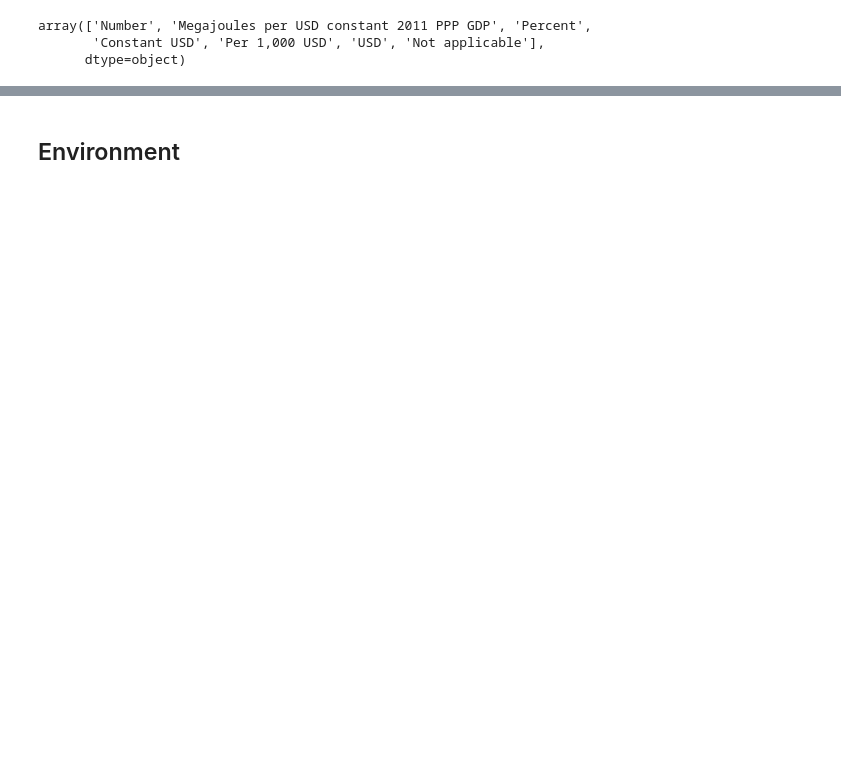
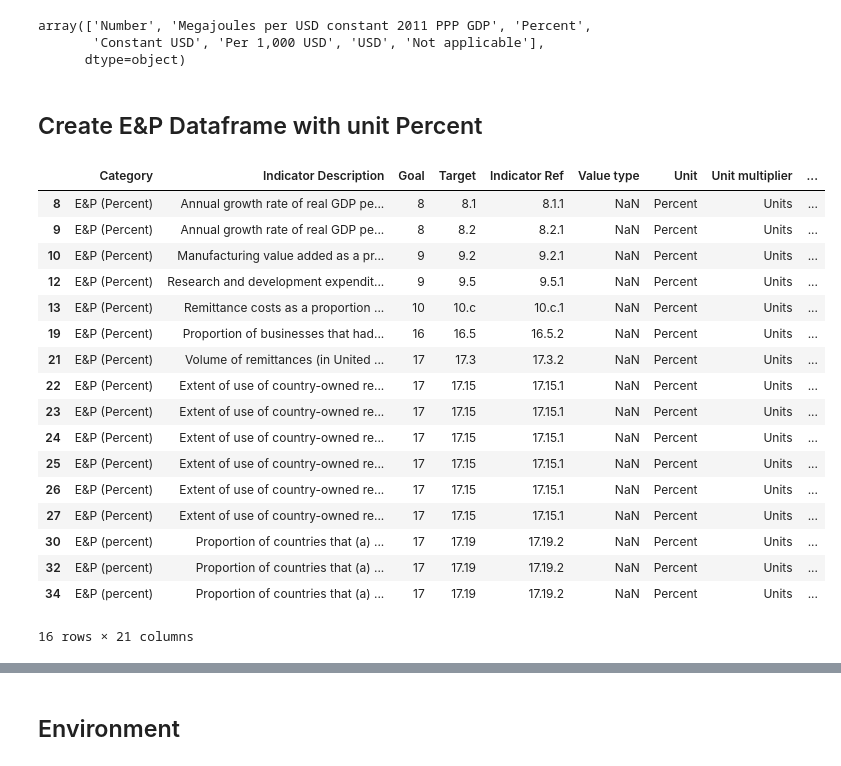
Before and after one commit to felix-laumann/MBML-SDG-targets, a Jupyter notebook: Data preprocessing and visualisation_GalinaFelix.ipynb, the cells around one changed output, grey strips where cells are left out. Drawn from its saved outputs; the diff is of its cells as text; code cells hidden in the pictures; blank space fills up the shorter version.

```diff
--- a/Data preprocessing and visualisation_GalinaFelix.ipynb
+++ b/Data preprocessing and visualisation_GalinaFelix.ipynb
@@ -354,3 +393,27 @@ df_ecopol['Unit'].unique()
 array(['Number', 'Megajoules per USD constant 2011 PPP GDP', 'Percent',
        'Constant USD', 'Per 1,000 USD', 'USD', 'Not applicable'],
       dtype=object)
+# %% [markdown]
+## Create E&P Dataframe with unit Percent
+# %%
+df_ecopol_percent = df_ecopol[df_ecopol['Unit'].isin(['Percent'])]
+df_ecopol_percent
+# %% [output]
+|  | Category | Indicator Description | Goal | Target | Indicator Ref | Value type | Unit | Unit multiplier | ... |
+| 8 | E&P (Percent) | Annual growth rate of real GDP pe... | 8 | 8.1 | 8.1.1 | NaN | Percent | Units | ... |
+| 9 | E&P (Percent) | Annual growth rate of real GDP pe... | 8 | 8.2 | 8.2.1 | NaN | Percent | Units | ... |
+| 10 | E&P (Percent) | Manufacturing value added as a pr... | 9 | 9.2 | 9.2.1 | NaN | Percent | Units | ... |
+| 12 | E&P (Percent) | Research and development expendit... | 9 | 9.5 | 9.5.1 | NaN | Percent | Units | ... |
+| 13 | E&P (Percent) | Remittance costs as a proportion ... | 10 | 10.c | 10.c.1 | NaN | Percent | Units | ... |
+| 19 | E&P (Percent) | Proportion of businesses that had... | 16 | 16.5 | 16.5.2 | NaN | Percent | Units | ... |
+| 21 | E&P (Percent) | Volume of remittances (in United ... | 17 | 17.3 | 17.3.2 | NaN | Percent | Units | ... |
+| 22 | E&P (Percent) | Extent of use of country-owned re... | 17 | 17.15 | 17.15.1 | NaN | Percent | Units | ... |
+| 23 | E&P (Percent) | Extent of use of country-owned re... | 17 | 17.15 | 17.15.1 | NaN | Percent | Units | ... |
+| 24 | E&P (Percent) | Extent of use of country-owned re... | 17 | 17.15 | 17.15.1 | NaN | Percent | Units | ... |
+| 25 | E&P (Percent) | Extent of use of country-owned re... | 17 | 17.15 | 17.15.1 | NaN | Percent | Units | ... |
+| 26 | E&P (Percent) | Extent of use of country-owned re... | 17 | 17.15 | 17.15.1 | NaN | Percent | Units | ... |
+| 27 | E&P (Percent) | Extent of use of country-owned re... | 17 | 17.15 | 17.15.1 | NaN | Percent | Units | ... |
+| 30 | E&P (percent) | Proportion of countries that (a) ... | 17 | 17.19 | 17.19.2 | NaN | Percent | Units | ... |
+| 32 | E&P (percent) | Proportion of countries that (a) ... | 17 | 17.19 | 17.19.2 | NaN | Percent | Units | ... |
+| 34 | E&P (percent) | Proportion of countries that (a) ... | 17 | 17.19 | 17.19.2 | NaN | Percent | Units | ... |
+16 rows × 21 columns
```
Also changed, not shown: parts of 15 cells of this notebook.
